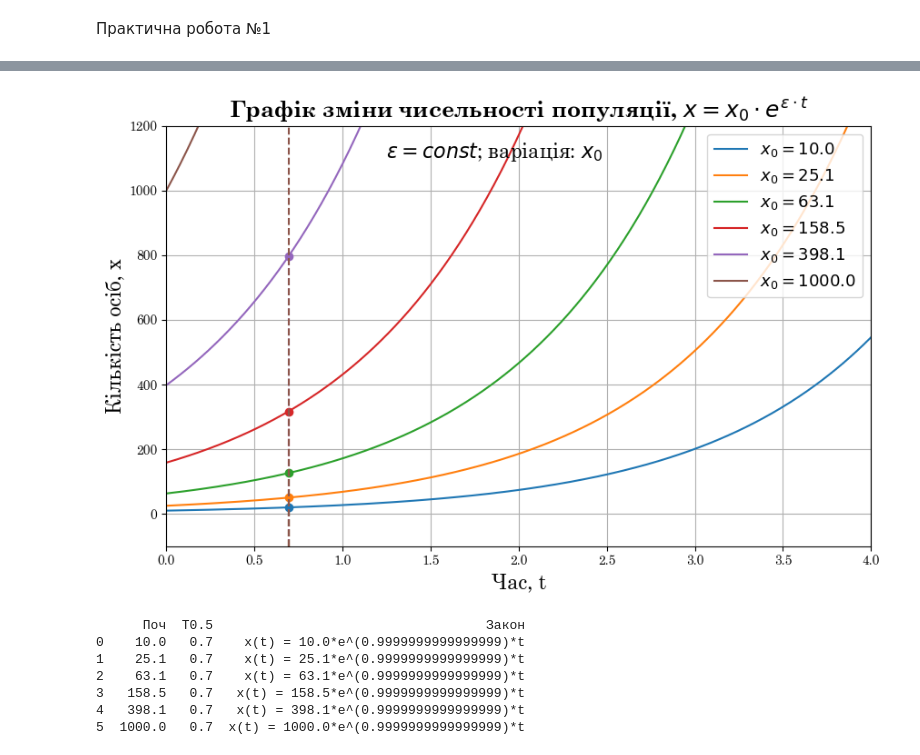
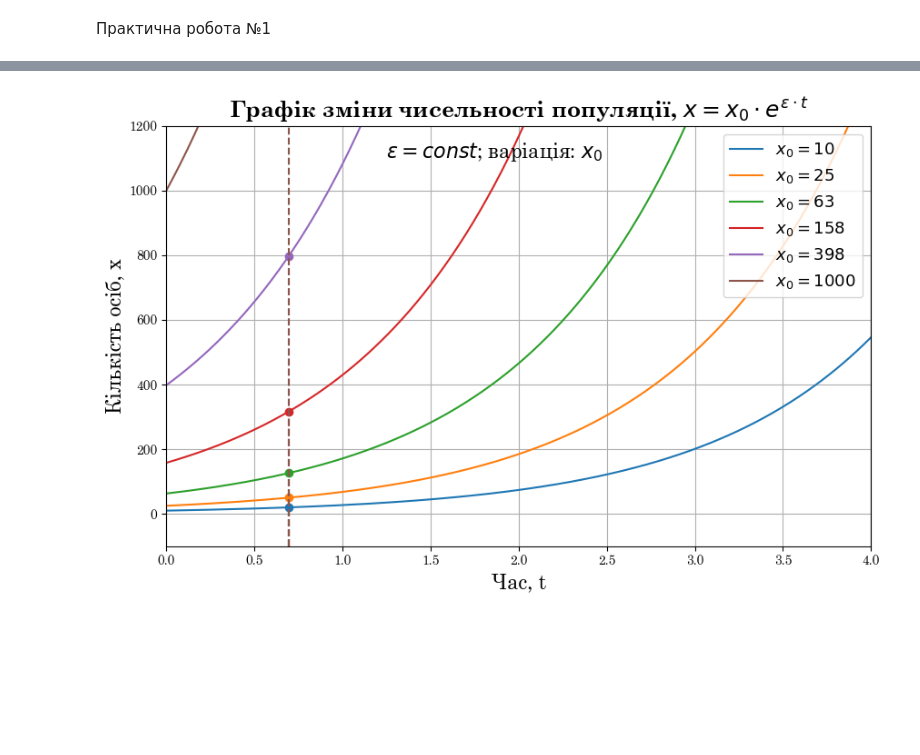
Before and after one commit to ArsenIsh26/Biophysics, a Jupyter notebook: Практична робота з Біофізики №1.ipynb, the cells around one changed output, grey strips where cells are left out. Saved outputs shown, nothing was run; the diff lists cells and outputs as text; code cells hidden in the pictures; blank space fills up the shorter version.

```diff
--- a/Практична робота з Біофізики №1.ipynb
+++ b/Практична робота з Біофізики №1.ipynb
@@ -15,7 +15,9 @@ gamma_int = np.arange(1, 4, 1)
 gamma = np.append(gamma_dic, gamma_int)
 
 epsilon_val = []
+v_val = []
 T05_val = []
+law_val = []
 
 plt.figure(figsize=(10, 6))
 
@@ -27,20 +29,25 @@ for gamma_val in gamma:
 
     if gamma_val != sigma:
         epsilon = gamma_val - sigma
+        v = epsilon*x0
         T05 = np.log(2) / abs(epsilon)
+        law = f'x(t) = {x0}*e^{round(gamma_val - sigma, 1)}*t'
 
         epsilon_val.append(round(epsilon, 1))
+        v_val.append(round(v, 1))
         T05_val.append(round(T05, 1))
+        law_val.append(law)
 
         plt.vlines(T05, 0, x0 * np.exp((gamma_val - sigma) * T05), color=curve_color, linestyle='--')
-        plt.plot(T05, x0 * np.exp((gamma_val - sigma) * T05), 'o', color=curve_color)  # Точка перетину
+        plt.plot(T05, x0 * np.exp((gamma_val - sigma) * T05), 'o', color=curve_color)
+
 
 plt.xlim(0, 8)
 plt.ylim(0, 1000)
 plt.xlabel('Час, t', fontsize=16)
 plt.ylabel('Кількість осіб, x', fontsize=16)
 plt.title(r'Графік зміни чисельності популяції, $x = x_0 \cdot e^{(\gamma - \sigma) \cdot t}$', fontsize = 18, fontweight='bold')
-plt.text(3.2, 900, r'$\gamma > \sigma$; $x_0 = 100$', fontsize = 16)
+plt.text(3.2, 900, r'$\sigma = 0.6$; $x_0 = 100$', fontsize = 16)
 plt.legend(fontsize=14, loc='upper right')
 plt.grid()
 plt.show()
@@ -48,10 +55,11 @@ plt.show()
 data = {
     'Коефіцієнт розмноження, γ': gamma,
     'Коефіцієнт росту, ε': epsilon_val,
-    'T0.5': T05_val
-}
+    'Швиткість зміни чисельності популяції': v_val,
+    'Час T0.5': T05_val,
+    'Закон, що описує зміну чисельності популяції': law_val}
 
 df = pd.DataFrame(data)
 
-print(df)
+df
 # %% [output]
@@ -136,57 +148,54 @@ print(df)
 # %%
 gamma = 1.4
-sigma = 0.4  # виправлено на крапку
+sigma = 0.4
 t = np.arange(0, 10, 0.01)
 x0 = np.geomspace(10, 1000, num=6)
 
-x0_val = []
+x0_values = []
+v_val = []
 T05_val = []
 law_val = []
 
 plt.figure(figsize=(10, 6))
 
-for initial_x0 in x0:
-    x = initial_x0 * np.exp((gamma - sigma) * t)
+for x0_val in x0:
+    x = int(x0_val) * np.exp((gamma - sigma) * t)
 
-    line, = plt.plot(t, x, label=r'$x_0 = {:.1f}$'.format(initial_x0))
+    line, = plt.plot(t, x, label=r'$x_0 = {:.0f}$'.format(x0_val))
     curve_color = line.get_color()
 
     if sigma != gamma:
         epsilon = gamma - sigma
+        v = epsilon*x0_val
         T05 = np.log(2) / abs(epsilon)
-        law = f'x(t) = {initial_x0.round(1)}*e^({gamma - sigma})*t'
+        law = f'x(t) = {x0_val.round(1)}*e^({round(gamma - sigma, 1)}*t)'
 
-        x0_val.append(round(initial_x0, 1))
+        x0_values.append(round(x0_val))
+        v_val.append(round(v))
         T05_val.append(round(T05, 1))
         law_val.append(law)
 
-        plt.vlines(T05, -100, initial_x0 * np.exp((gamma - sigma) * T05), color=curve_color, linestyle='--')
-        plt.plot(T05, initial_x0 * np.exp((gamma - sigma) * T05), 'o', color=curve_color)  # Точка перетину
+        plt.vlines(T05, -100, x0_val * np.exp((gamma - sigma) * T05), color=curve_color, linestyle='--')
+        plt.plot(T05, x0_val * np.exp((gamma - sigma) * T05), 'o', color=curve_color)
 
 plt.xlim(0, 4)
 plt.ylim(-100, 1200)
 plt.xlabel('Час, t', fontsize=16)
 plt.ylabel('Кількість осіб, x', fontsize=16)
 plt.title(r'Графік зміни чисельності популяції, $x = x_0 \cdot e^{\epsilon \cdot t}$', fontsize = 18, fontweight='bold')
 plt.text(1.25, 1100, r'$\epsilon = const$; варіація: $x_0$ ', fontsize = 16)
 plt.legend(fontsize=13, loc='upper right')
 plt.grid()
 plt.show()
 
 data = {
-    'Поч': x0_val,
-    'T0.5': T05_val,
-    'Закон': law_val
+    'Початкова чисельність популяції': x0,
+    'Швидкість зміни чисельності популяції': v_val,
+    'Час T0.5': T05_val,
+    'Закон, що описує зміну чисельності популяції': law_val
 }
 df = pd.DataFrame(data)
 
-print(df.round(1))
+df
 # %% [output]
-[figure, old version]
+[figure, new version]
-      Поч  T0.5                                   Закон
-0    10.0   0.7    x(t) = 10.0*e^(0.9999999999999999)*t
-1    25.1   0.7    x(t) = 25.1*e^(0.9999999999999999)*t
-2    63.1   0.7    x(t) = 63.1*e^(0.9999999999999999)*t
-3   158.5   0.7   x(t) = 158.5*e^(0.9999999999999999)*t
-4   398.1   0.7   x(t) = 398.1*e^(0.9999999999999999)*t
-5  1000.0   0.7  x(t) = 1000.0*e^(0.9999999999999999)*t
```
Also changed, not shown: parts of 4 cells of this notebook.
